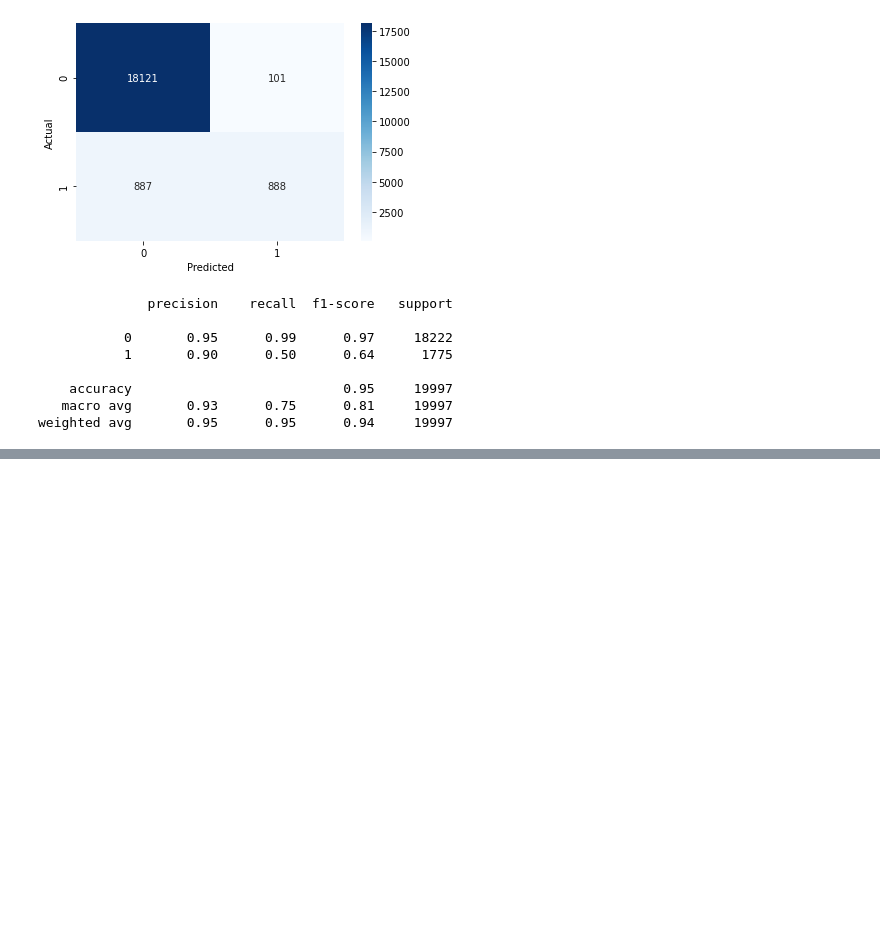
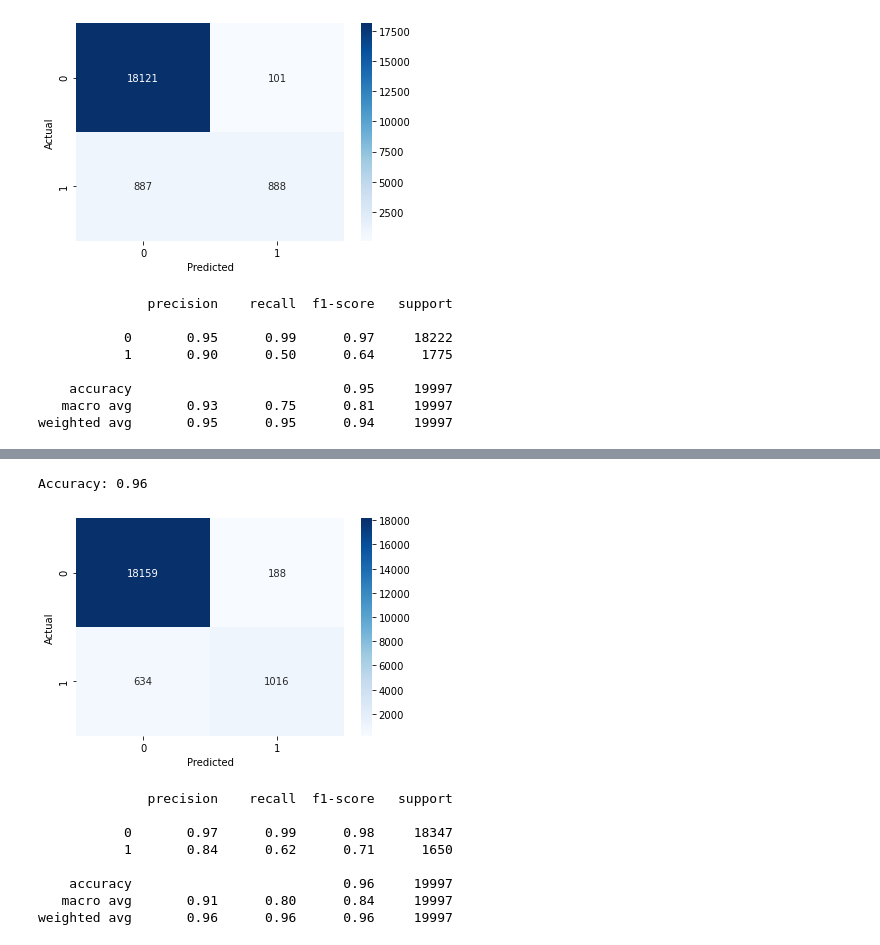
Before and after one commit to snkty8/DiabetesPrediction, a Jupyter notebook: Diabetes.ipynb, the cells around one changed output, grey strips where cells are left out. Saved outputs shown, nothing was run; the diff lists cells and outputs as text; code cells hidden in the pictures; blank space fills up the shorter version.

Commit message:
checking different random states

```diff
--- a/Diabetes.ipynb
+++ b/Diabetes.ipynb
@@ -163,3 +168,9 @@ Accuracy: 0.95
     accuracy                           0.95     19997
    macro avg       0.93      0.75      0.81     19997
 weighted avg       0.95      0.95      0.94     19997
+# %%
+# Split the Data into Training and Testing Sets
+X_train, X_test, y_train, y_test = train_test_split(X, y, test_size=0.2, random_state=50)
+# %%
+model = LogisticRegression()
+model.fit(X_train, y_train)
@@ -165,0 +186,28 @@ weighted avg       0.95      0.95      0.94     19997
+# %%
+y_pred = model.predict(X_test)
+# %%
+# Evaluate the Model
+# Accuracy
+accuracy = accuracy_score(y_test, y_pred)
+print(f'Accuracy: {accuracy:.2f}')
+
+# Confusion Matrix
+conf_matrix = confusion_matrix(y_test, y_pred)
+sns.heatmap(conf_matrix, annot=True, fmt='d', cmap='Blues')
+plt.xlabel('Predicted')
+plt.ylabel('Actual')
+plt.show()
+
+# Classification Report
+print(classification_report(y_test, y_pred))
+# %% [output]
+Accuracy: 0.96
+[figure, added]
+              precision    recall  f1-score   support
+
+           0       0.97      0.99      0.98     18347
+           1       0.84      0.62      0.71      1650
+
+    accuracy                           0.96     19997
+   macro avg       0.91      0.80      0.84     19997
+weighted avg       0.96      0.96      0.96     19997
```
Also changed, not shown: parts of 9 cells of this notebook.
